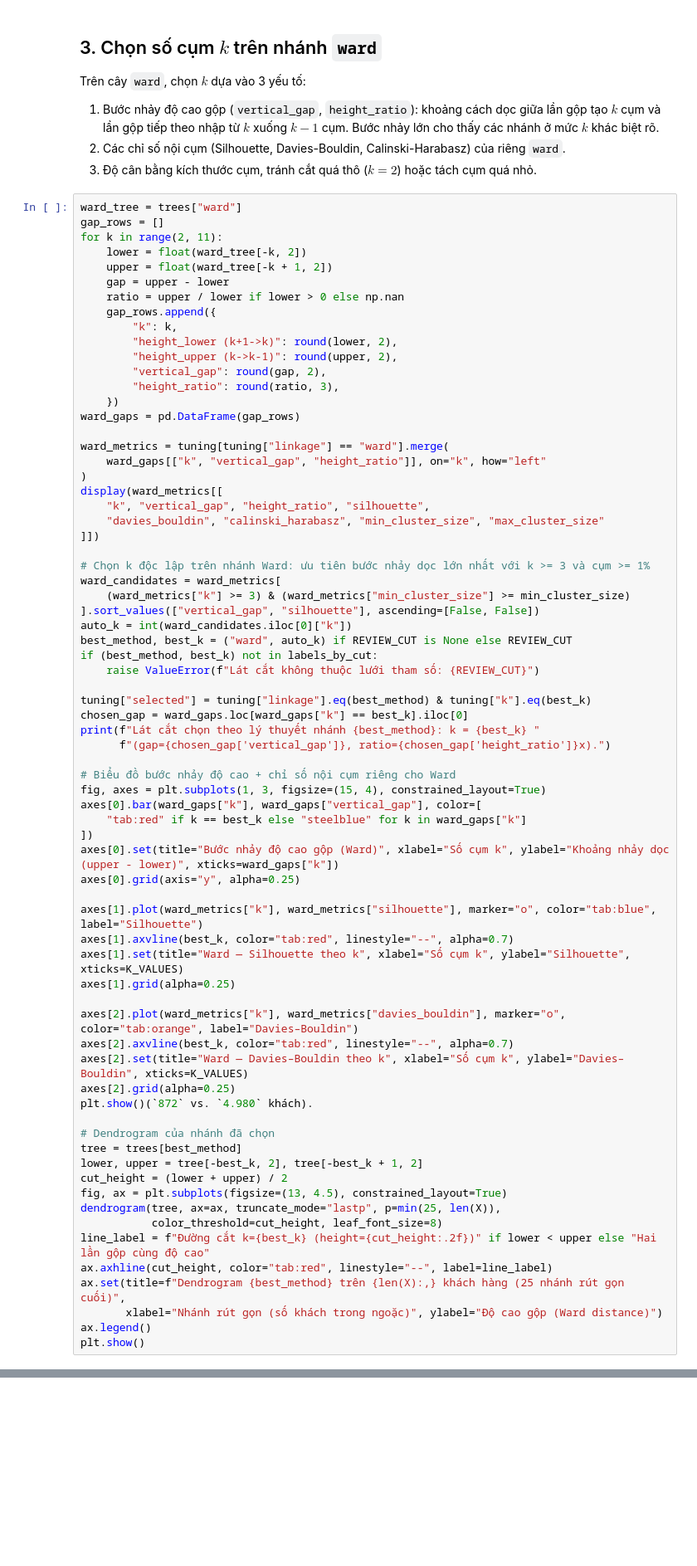
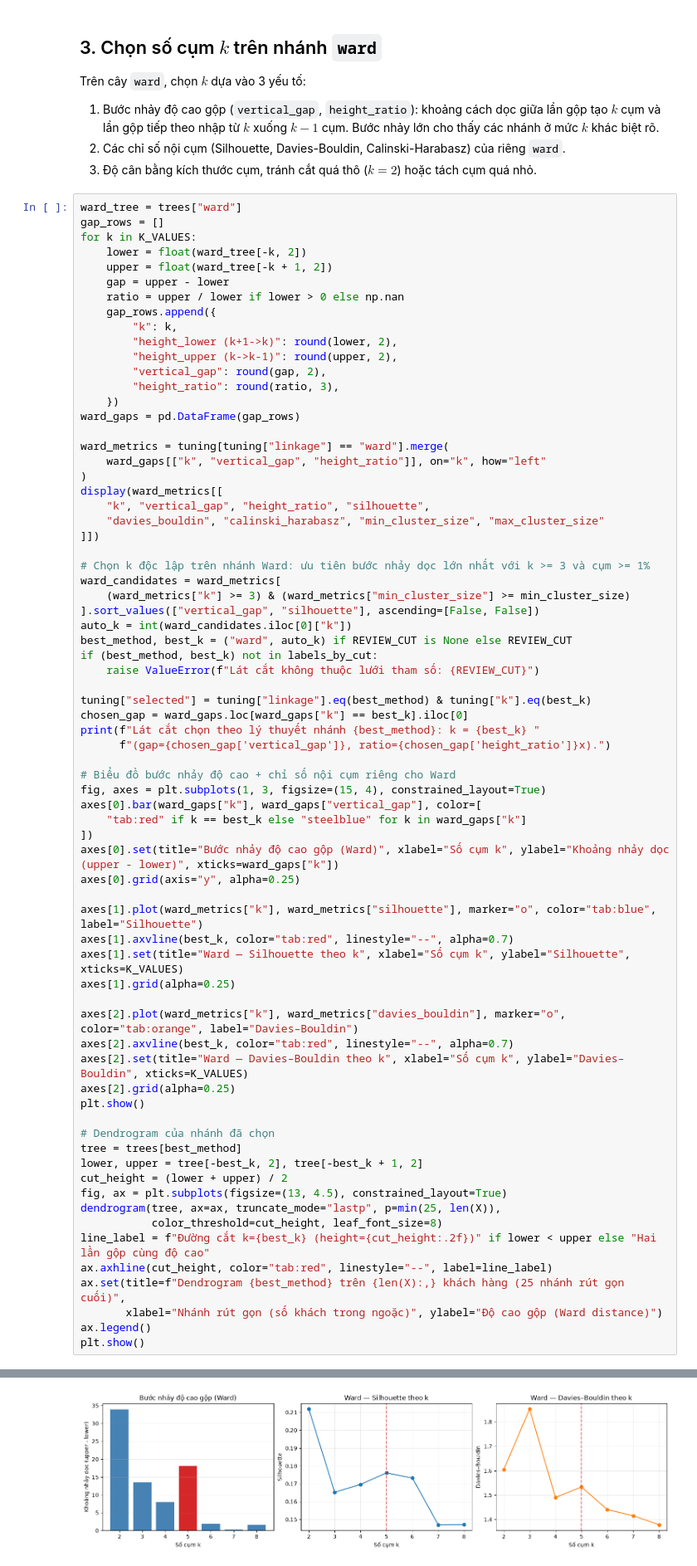
Before and after one commit to Phuctqt123/BTL_DATAMINING, a Jupyter notebook: clustering/hierarchical.ipynb, the cells around one changed output, grey strips where cells are left out. Shown at 83% size. Drawn from its saved outputs; the diff is of its cells as text; blank space fills up the shorter version.

```diff
--- a/clustering/hierarchical.ipynb
+++ b/clustering/hierarchical.ipynb
@@ -141,7 +135,7 @@ Trên cây `ward`, chọn $k$ dựa vào 3 yếu tố:
 # %%
 ward_tree = trees["ward"]
 gap_rows = []
-for k in range(2, 11):
+for k in K_VALUES:
     lower = float(ward_tree[-k, 2])
     upper = float(ward_tree[-k + 1, 2])
     gap = upper - lower
@@ -194,7 +188,7 @@ axes[2].plot(ward_metrics["k"], ward_metrics["davies_bouldin"], marker="o", colo
 axes[2].axvline(best_k, color="tab:red", linestyle="--", alpha=0.7)
 axes[2].set(title="Ward — Davies–Bouldin theo k", xlabel="Số cụm k", ylabel="Davies–Bouldin", xticks=K_VALUES)
 axes[2].grid(alpha=0.25)
-plt.show()(`872` vs. `4.980` khách).
+plt.show()
 
 # Dendrogram của nhánh đã chọn
 tree = trees[best_method]
@@ -213,0 +216 @@ SyntaxError: invalid syntax (994359439.py, line 56)
+[figure, added]
```
Also changed, not shown: parts of 5 cells of this notebook, 11 other files.
